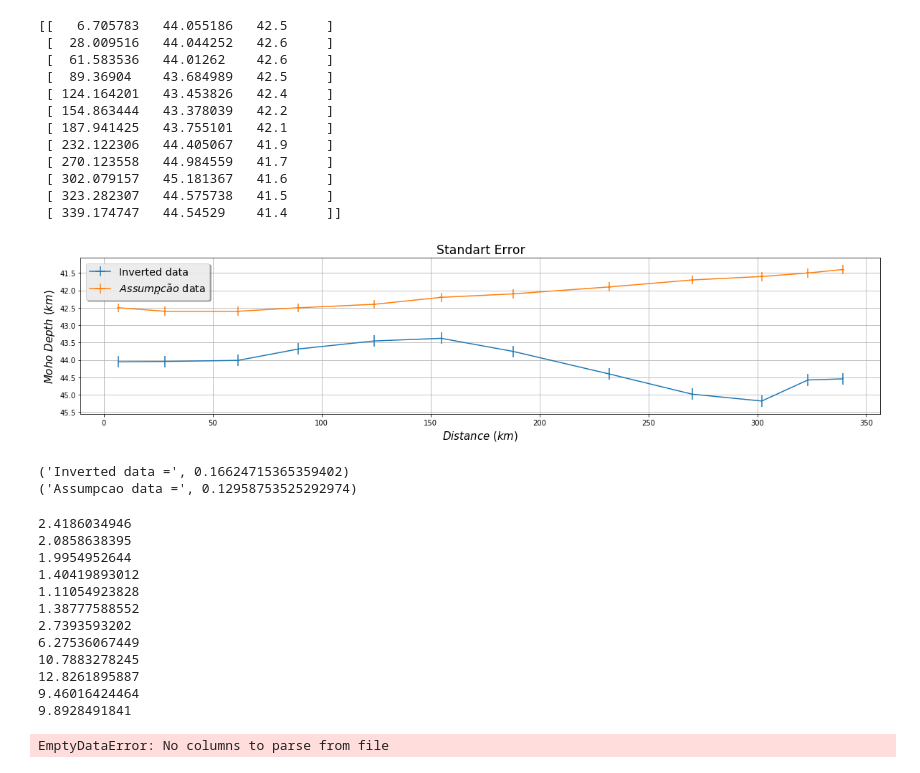
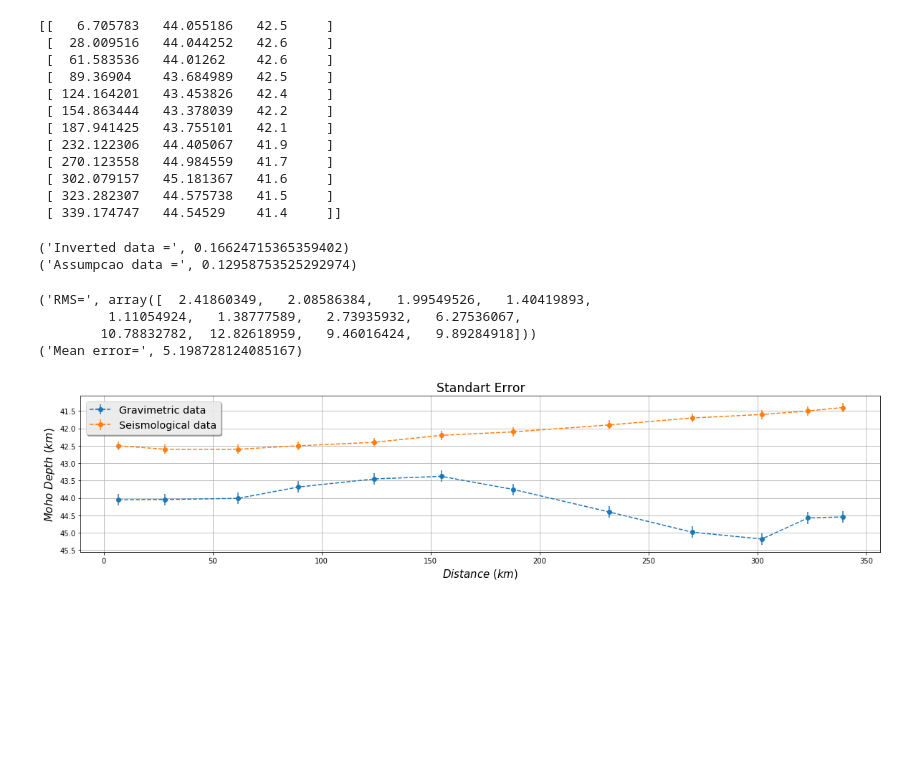
Before and after one commit to VictorCarreira/Moho_error, a Jupyter notebook: Error.ipynb, the cells around one changed output. Drawn from its saved outputs; the diff is of its cells as text; code cells hidden in the pictures; blank space fills up the shorter version.

Commit message:
Adding final calculations of MOHO error and graphs

```diff
--- a/Error.ipynb
+++ b/Error.ipynb
@@ -31,64 +31,57 @@ print(dado)
  [ 302.079157   45.181367   41.6     ]
  [ 323.282307   44.575738   41.5     ]
  [ 339.174747   44.54529    41.4     ]]
+# %%
+#Calculating Standart error
+x = dado[:,0]
+y = dado[:,1]
+z = dado[:,2]
+
+inv = stats.sem(y)
+ass = stats.sem(z)
+
+print('Inverted data =', inv)
+print('Assumpcao data =', ass)
+# %% [output]
+('Inverted data =', 0.16624715365359402)
+('Assumpcao data =', 0.12958753525292974)
+# %%
+error=np.zeros_like(x)#cria um vetor de zeros do tamanho de x
+i=0.0
+for i in range(len(x)):#RMS
+    error[i]=(y[i]-z[i])**2
+    #print(error)
+
+print('RMS=',error)
+Merror=np.mean(error)
+print('Mean error=',Merror)
+# %% [output]
+('RMS=', array([  2.41860349,   2.08586384,   1.99549526,   1.40419893,
+         1.11054924,   1.38777589,   2.73935932,   6.27536067,
+        10.78832782,  12.82618959,   9.46016424,   9.89284918]))
+('Mean error=', 5.198728124085167)
 # %%
 #Plotting data
 x=dado[:,0]
 y=dado[:,1]
-z=dado[:,2]
+
 
 py.rcParams['figure.figsize'] = (20.0, 4.0)#Redimensiona a figura
 
 fig, ax = plt.subplots()
-ax.errorbar(x, y, xerr=0.1, yerr=0.16624715365359402, label='Inverted data')
-ax.errorbar(x,z, xerr=0.7, yerr= 0.12958753525292974, label='$Assump\c{c}\~ao$ data')
+ax.errorbar(x, y, xerr=0.1, yerr=0.16624715365359402, fmt='--o',label='Gravimetric data')
+ax.errorbar(x,z, xerr=0.7, yerr= 0.12958753525292974, fmt='--o',label='Seismological data')
 
 legend = plt.legend(loc='best', shadow=True, fontsize='x-large')
 
 plt.grid(True)
 plt.title('Standart Error', fontsize='xx-large')
 plt.xlabel("$Distance$ $(km)$", fontsize=15)
 plt.ylabel("$Moho$ $Depth$ $(km)$", fontsize=15)
 plt.gca().invert_yaxis()
-plt.savefig('Imagens/Moho.eps')
+plt.savefig('Imagens/GravSimsMoho.eps')
 plt.show()
 plt.close()
 plt.show()
 # %% [output]
-[figure, old version]
+[figure, new version]
-# %%
-#Calculating Standart error
-
-inv = stats.sem(y)
-ass = stats.sem(z)
-
-print('Inverted data =', inv)
-print('Assumpcao data =', ass)
-# %% [output]
-('Inverted data =', 0.16624715365359402)
-('Assumpcao data =', 0.12958753525292974)
-# %%
-error=[]
-i=0.0
-for i in range(len(x)):
-    error=(y[i]-z[i])**2
-    print(error)
-# %% [output]
-2.4186034946
-2.0858638395
-1.9954952644
-1.40419893012
-1.11054923828
-1.38777588552
-2.7393593202
-6.27536067449
-10.7883278245
-12.8261895887
-9.46016424464
-9.8928491841
-# %%
-dataset = pd.read_csv('errorheader.txt')
-dataset.head()
-#dataset.describe()
-# %% [output]
-EmptyDataError: No columns to parse from file
```
Also changed, not shown: parts of 3 cells of this notebook.
